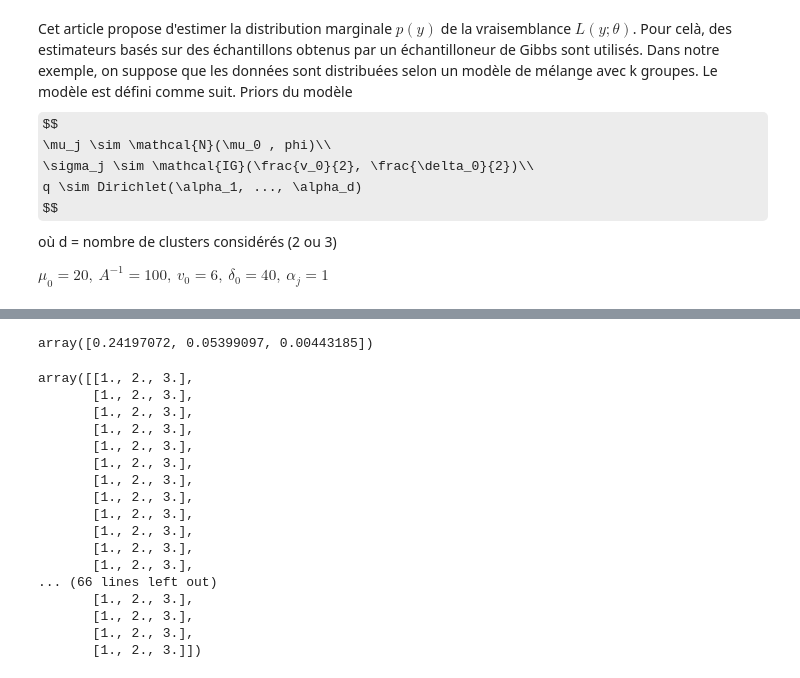
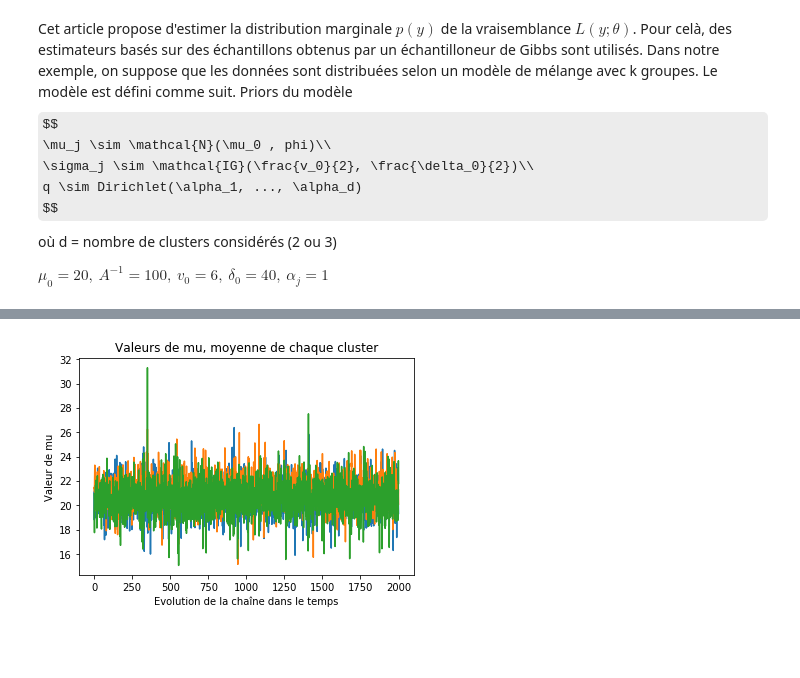
Before and after one commit to Remi-Boutin/Bayesian_statistics_project, a Jupyter notebook: 4_2-Marginal_Likelihood_in_mixture_models.ipynb, the cells around one changed output, grey strips where cells are left out. Cells and saved outputs as stored; diff of their text form; code cells hidden in the pictures; some formulas as TeX source; blank space fills up the shorter version.

```diff
--- a/4_2-Marginal_Likelihood_in_mixture_models.ipynb
+++ b/4_2-Marginal_Likelihood_in_mixture_models.ipynb
@@ -145,8 +107,0 @@ print(y_mse)
-# %%
-#Mise à jour de la variance sigma
-v_up, delta_up = InvGamma_update(n_clust, delta)
-sigma_sample = np.vstack((sigma_sample, 1/gamma(v_up, 1/delta_up))) # Est-ce correcte ou faut-il inverser le deuxième paramètre ?
-
-print(v_up)
-print(delta_up)
-print(sigma_sample)
@@ -158,7 +107,0 @@ print(sigma_sample)
-# %%
-#Mise à jour des probas de chaque cluster
-q_tmp= z_update(q_up[-1], mu_sample[-1], sigma_sample[-1],y)
-q_tmp = np.nan_to_num(q_tmp)
-q_up = np.vstack((q_up, np.divide(q_tmp,q_tmp.sum(axis=1, keepdims=True))))
-print(q_tmp)
-print(q_up)
@@ -187,2 +107,0 @@ print(q_up[0])
-# %%
-z_sample= np.array([np.random.choice(range(nb_clust), p=q_up[i]) for i in range(y.shape[0])])
@@ -195,9 +108,10 @@ print(z_sample)
 # %%
-n_iter = 1000
+n_iter = 2000
 bar = ProgressBar(maxval=n_iter)
 bar.start()
 for k in range(n_iter):
         #Calcul des quantités nécessaires pour la mise à jour des paramètres : moyenne intra clust et mse intra clust
+    clust ,n_clust = np.unique(z_sample[-1], return_counts=True)
     delta, clust_mean= [],[]
     for i in range(nb_clust):
         delta.append(np.sum(np.square(y[z_sample[-1]==i]-mu_sample[-1][i])))
@@ -207,11 +121,16 @@ for k in range(n_iter):
     #Mise à jour de la moyenne mu
     mu_mean_up, mu_var_up = normal_update(n_clust, clust_mean, sigma=sigma_sample[-1][i])
     mu_sample = np.vstack((mu_sample, normal(loc = mu_mean_up, scale = mu_var_up)))
-    y_mse = [np.sum(np.square( y[z[-1]==i] - mu_mean_up[i] )) for i in range(nb_clust)]
+    #y_mse = [np.sum(np.square( y[z[-1]==i] - mu_mean_up[i] )) for i in range(nb_clust)]
 
     #Mise à jour de la variance sigma
     v_up, delta_up = InvGamma_update(n_clust, delta)
-    sigma_sample = np.vstack((sigma_sample, 1/gamma(v_up, 1/delta_up))) # Est-ce correcte ou faut-il inverser le deuxième paramètre ?
+    #sigma_sample = np.vstack((sigma_sample, 1/gamma(v_up/2, 2/delta_up))) # Est-ce correcte ou faut-il inverser le deuxième paramètre ?
+    sigma_sample = np.vstack((sigma_sample, invgamma.rvs(v_up/2, scale= delta_up/2))) # Est-ce correcte ou faut-il inverser le deuxième paramètre ?
+
+    ### Mise à jour de la proba q
+    alpha_up = dirichlet_update(alpha , n_clust)
+    q = dirichlet(alpha_up)
 
     #Mise à jour des probas de chaque cluster
     q_tmp= z_update(q_up[-1], mu_sample[-1], sigma_sample[-1],y)
@@ -340,24 +144,8 @@ plt.plot(mu_sample)
-# %%
-norm.pdf([1,2,3])
-# %% [output]
-array([0.24197072, 0.05399097, 0.00443185])
-# %%
-np.array([1,2,3])*np.ones((82,3))
-# %% [output]
-array([[1., 2., 3.],
-       [1., 2., 3.],
-       [1., 2., 3.],
-       [1., 2., 3.],
-       [1., 2., 3.],
-       [1., 2., 3.],
-       [1., 2., 3.],
-       [1., 2., 3.],
-       [1., 2., 3.],
-       [1., 2., 3.],
-       [1., 2., 3.],
-       [1., 2., 3.],
-... (66 lines left out)
-       [1., 2., 3.],
-       [1., 2., 3.],
-       [1., 2., 3.],
-       [1., 2., 3.]])
+# %%
+plt.plot(mu_sample)
+plt.title('Valeurs de mu, moyenne de chaque cluster')
+plt.xlabel('Evolution de la chaîne dans le temps')
+plt.ylabel('Valeur de mu')
+plt.show()
+# %% [output]
+[figure, added]
```
Also changed, not shown: parts of 24 cells of this notebook.
